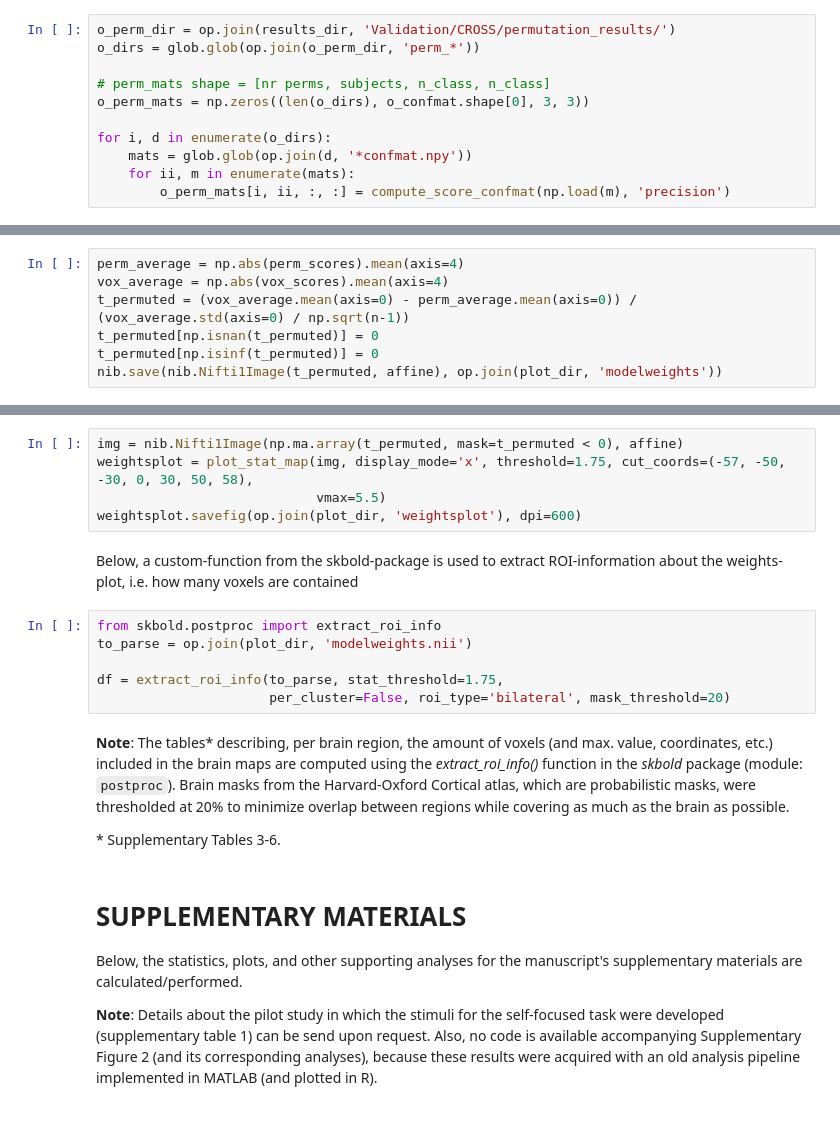
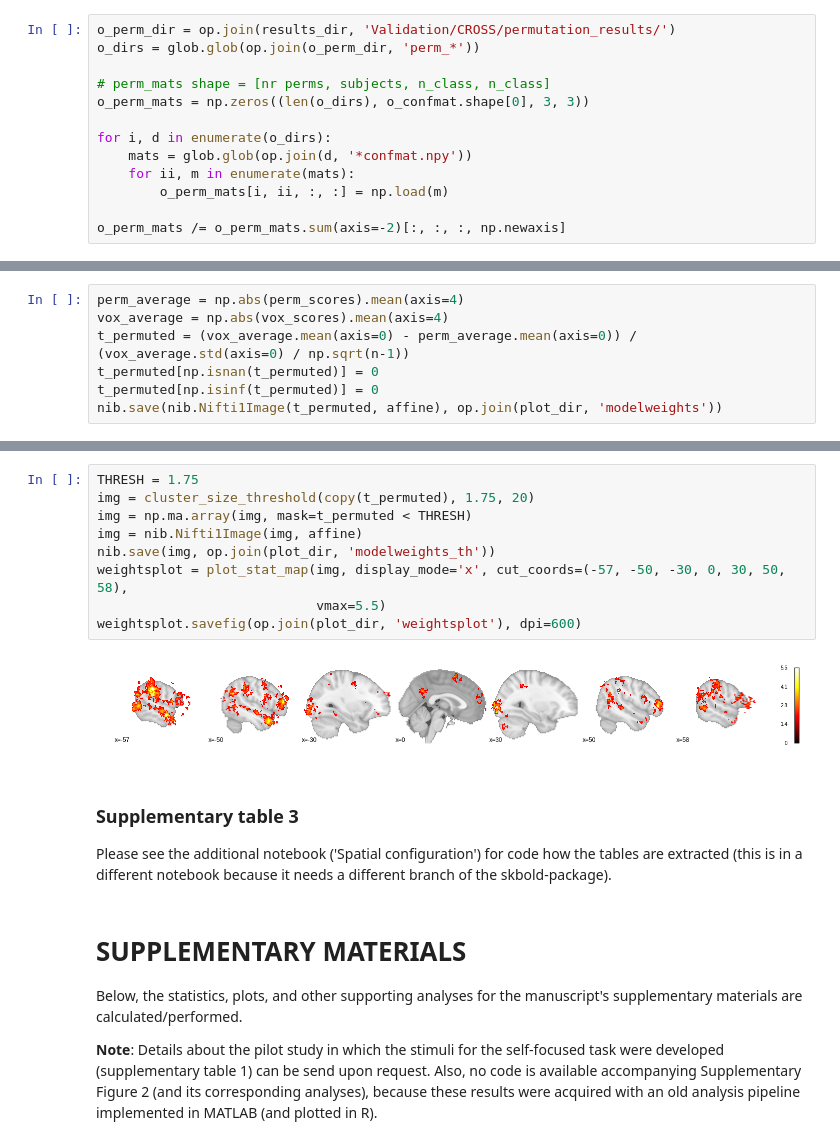
Before and after one commit to lukassnoek/DecodingEmotions, a Jupyter notebook: ANALYSES/ORIGINAL_ANALYSES/main/statistics_main_analysis.ipynb, the cells around one changed output, grey strips where cells are left out. Saved outputs shown, nothing was run; the diff lists cells and outputs as text.

Commit message:
Split extract_roi_info call to new notebook

````diff
--- a/ANALYSES/ORIGINAL_ANALYSES/main/statistics_main_analysis.ipynb
+++ b/ANALYSES/ORIGINAL_ANALYSES/main/statistics_main_analysis.ipynb
@@ -155,7 +174,9 @@ o_perm_mats = np.zeros((len(o_dirs), o_confmat.shape[0], 3, 3))
 for i, d in enumerate(o_dirs):
     mats = glob.glob(op.join(d, '*confmat.npy'))
     for ii, m in enumerate(mats):
-        o_perm_mats[i, ii, :, :] = compute_score_confmat(np.load(m), 'precision')
+        o_perm_mats[i, ii, :, :] = np.load(m)
+
+o_perm_mats /= o_perm_mats.sum(axis=-2)[:, :, :, np.newaxis]
 # %%
 o_av_perm_mats = o_perm_mats.mean(axis=1)
 o_p_cm = (o_confmat.mean(axis=0) < o_av_perm_mats).sum(axis=0) / o_av_perm_mats.shape[0]
@@ -202,20 +279,17 @@ nib.save(nib.Nifti1Image(t_permuted, affine), op.join(plot_dir, 'modelweights'))
 # %%
-img = nib.Nifti1Image(np.ma.array(t_permuted, mask=t_permuted < 0), affine)
-weightsplot = plot_stat_map(img, display_mode='x', threshold=1.75, cut_coords=(-57, -50, -30, 0, 30, 50, 58),
+THRESH = 1.75
+img = cluster_size_threshold(copy(t_permuted), 1.75, 20)
+img = np.ma.array(img, mask=t_permuted < THRESH)
+img = nib.Nifti1Image(img, affine)
+nib.save(img, op.join(plot_dir, 'modelweights_th'))
+weightsplot = plot_stat_map(img, display_mode='x', cut_coords=(-57, -50, -30, 0, 30, 50, 58),
                             vmax=5.5)
 weightsplot.savefig(op.join(plot_dir, 'weightsplot'), dpi=600)
+# %% [output]
+[figure, added]
-# %% [markdown]
-Below, a custom-function from the skbold-package is used to extract ROI-information about the weights-plot, i.e. how many voxels are contained
-# %%
-from skbold.postproc import extract_roi_info
-to_parse = op.join(plot_dir, 'modelweights.nii')
-
-df = extract_roi_info(to_parse, stat_threshold=1.75,
-                      per_cluster=False, roi_type='bilateral', mask_threshold=20)
-# %% [markdown]
-**Note**: The tables\* describing, per brain region, the amount of voxels (and max. value, coordinates, etc.) included in the brain maps are computed using the *extract_roi_info()* function in the *skbold* package (module: ```postproc```). Brain masks from the Harvard-Oxford Cortical atlas, which are probabilistic masks, were thresholded at 20% to minimize overlap between regions while covering as much as the brain as possible.
-
-\* Supplementary Tables 3-6.
+# %% [markdown]
+### Supplementary table 3
+Please see the additional notebook ('Spatial configuration') for code how the tables are extracted (this is in a different notebook because it needs a different branch of the skbold-package).
 # %% [markdown]
 # SUPPLEMENTARY MATERIALS
 Below, the statistics, plots, and other supporting analyses for the manuscript's supplementary materials are calculated/performed.
````
Also changed, not shown: parts of 31 cells of this notebook, 2 other files.
